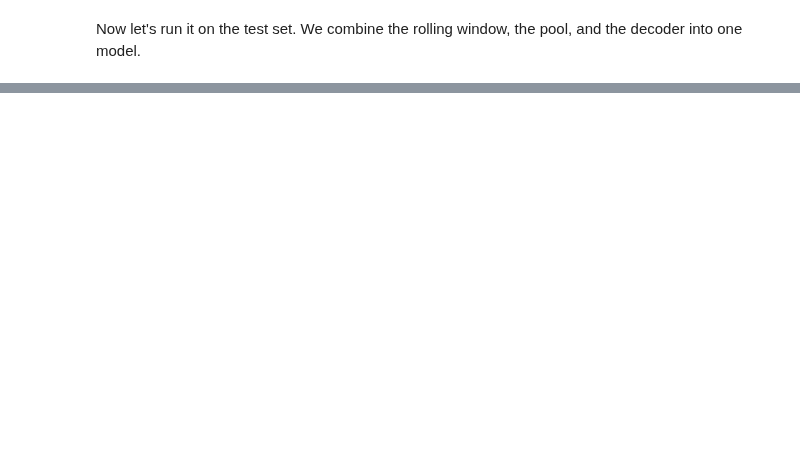
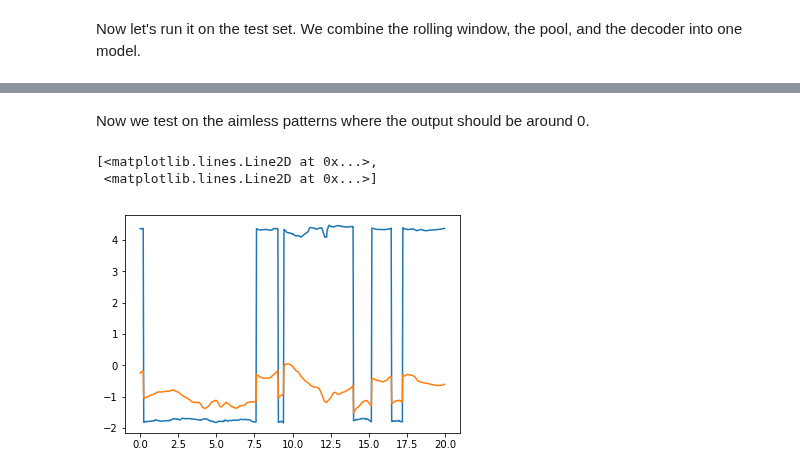
Before and after one commit to maddybartlett/NEN001, a Jupyter notebook: PatternInterpolation_MemoryTest-optimized.ipynb, the cells around one changed output, grey strips where cells are left out. Drawn from its saved outputs; the diff is of its cells as text; code cells hidden in the pictures; blank space fills up the shorter version.

```diff
--- a/PatternInterpolation_MemoryTest-optimized.ipynb
+++ b/PatternInterpolation_MemoryTest-optimized.ipynb
@@ -279,0 +280,34 @@ plt.title('testing classification accuracy: %1.2f%%' % (score*100))
+# %% [markdown]
+Now we test on the aimless patterns where the output should be around 0.
+# %%
+random.shuffle(p_aim)
+
+aimless_patterns1 = {}
+aimless_patterns2 = {}
+i=0
+for ap in p_aim:
+    aimless_patterns1[i] = pca_model.transform(ap)[:,0]
+    aimless_patterns2[i] = pca_model.transform(ap)[:,1]
+    i+=1
+
+N_frames = int(T_test*30)
+
+test_aim1 = np.array(aimless_patterns1[0])
+for ap in range(1,(len(aimless_patterns1))):
+    test_aim1 = np.hstack([test_aim1,aimless_patterns1[ap]])
+test_aim1 = test_aim1[:N_frames]
+
+test_aim2 = np.array(aimless_patterns2[0])
+for ap in range(1,(len(aimless_patterns2))):
+    test_aim2 = np.hstack([test_aim2,aimless_patterns2[ap]])
+test_aim2 = test_aim2[:N_frames]
+# %%
+test_aim = np.vstack([test_aim1[:N_frames], test_aim2[:N_frames]]).T
+assert len(test_aim) == N_frames
+
+
+plt.plot(np.arange(len(test_aim))/30.0,test_aim)
+# %% [output]
+[<matplotlib.lines.Line2D at 0x...>,
+ <matplotlib.lines.Line2D at 0x...>]
+[figure, added]
```
Also changed, not shown: parts of 9 cells of this notebook.
